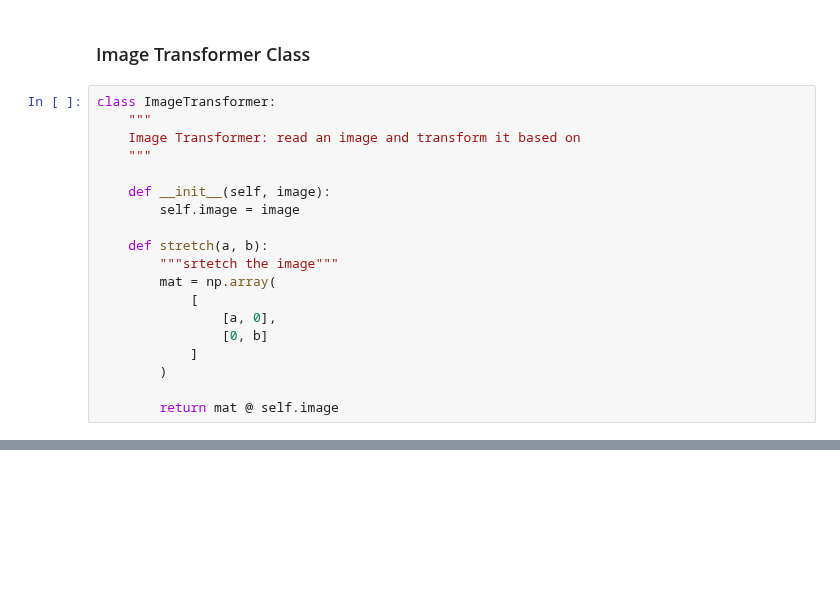
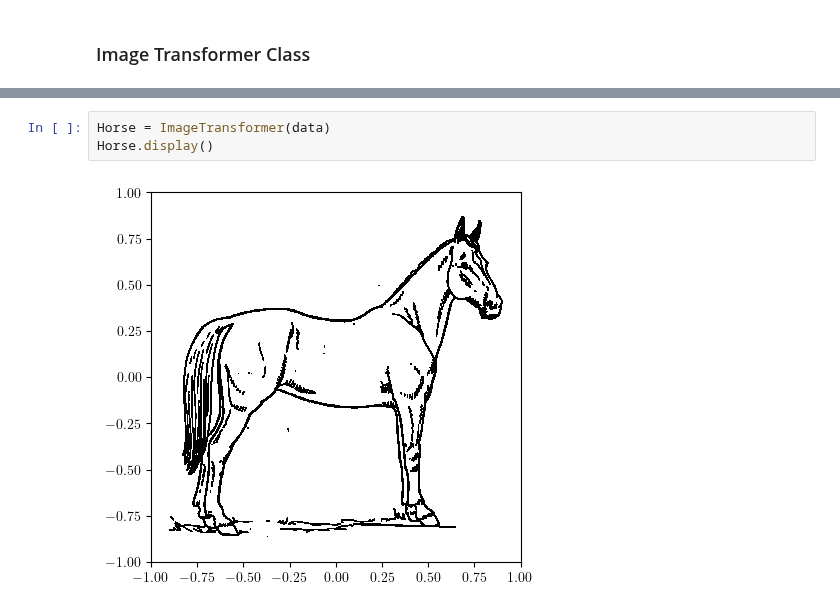
Before and after one commit to oceanumeric/Applied-Mathematics, a Jupyter notebook: volume1/Linear-Transformations.ipynb, the cells around one changed output, grey strips where cells are left out. Saved outputs shown, nothing was run; the diff lists cells and outputs as text; blank space fills up the shorter version.

```diff
--- a/volume1/Linear-Transformations.ipynb
+++ b/volume1/Linear-Transformations.ipynb
@@ -684,22 +684,3 @@ print(torch.cuda.mem_get_info(0))
 Around 65% of memory is using.
 # %% [markdown]
 ### Image Transformer Class
-# %%
-class ImageTransformer:
-    """
-    Image Transformer: read an image and transform it based on
-    """
-
-    def __init__(self, image):
-        self.image = image
-
-    def stretch(a, b):
-        """srtetch the image"""
-        mat = np.array(
-            [
-                [a, 0],
-                [0, b]
-            ]
-        )
-
-        return mat @ self.image
@@ -709,0 +742,5 @@ class ImageTransformer:
+# %%
+Horse = ImageTransformer(data)
+Horse.display()
+# %% [output]
+[figure, added]
```
Also changed, not shown: parts of 6 cells of this notebook.
